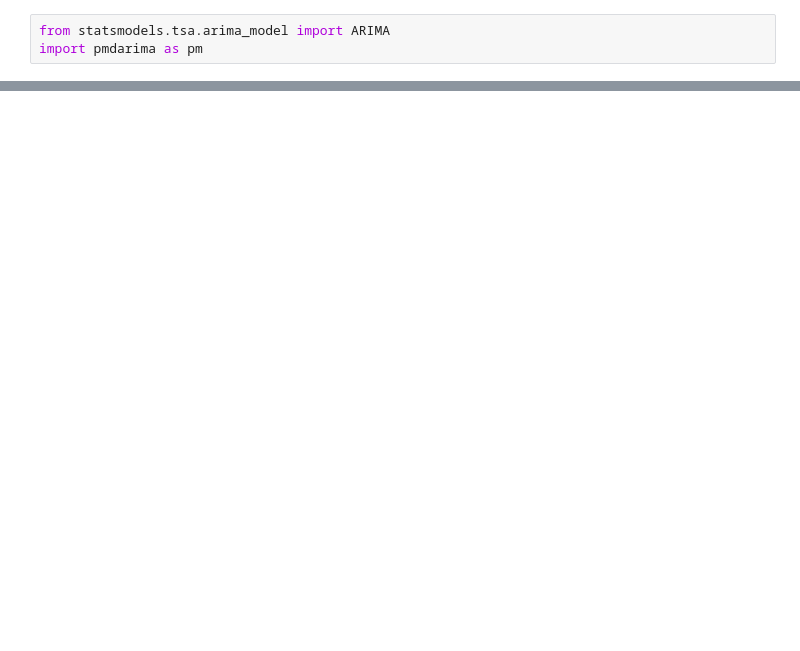
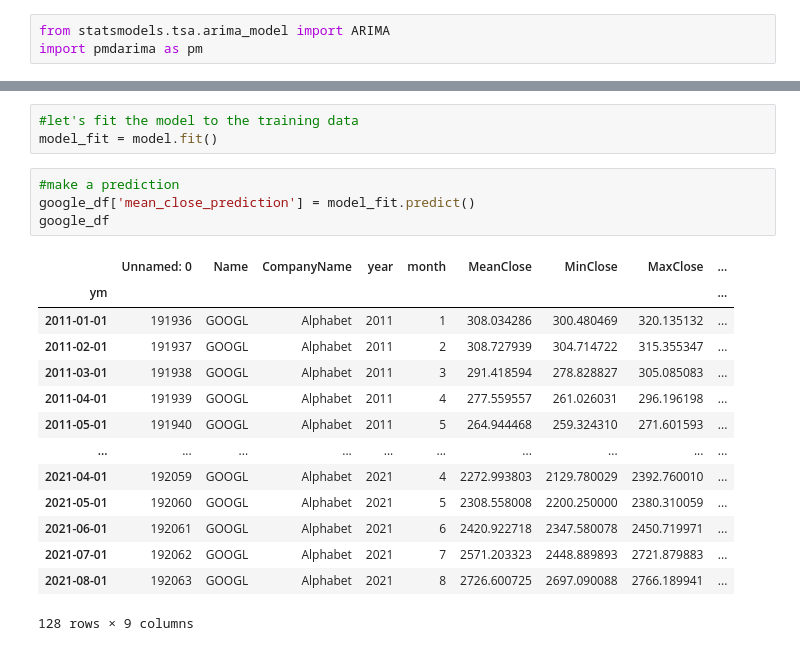
Before and after one commit to melfraas/ETL_Project, a Jupyter notebook: Clean_Working_Data.ipynb, the cells around one changed output, grey strips where cells are left out. Drawn from its saved outputs; the diff is of its cells as text; blank space fills up the shorter version.

```diff
--- a/Clean_Working_Data.ipynb
+++ b/Clean_Working_Data.ipynb
@@ -255,0 +236,22 @@ plt.show()
+# %%
+#let's fit the model to the training data
+model_fit = model.fit()
+# %%
+#make a prediction
+google_df['mean_close_prediction'] = model_fit.predict()
+google_df
+# %% [output]
+|  | Unnamed: 0 | Name | CompanyName | year | month | MeanClose | MinClose | MaxClose | ... |
+| ym |  |  |  |  |  |  |  |  | ... |
+| 2011-01-01 | 191936 | GOOGL | Alphabet | 2011 | 1 | 308.034286 | 300.480469 | 320.135132 | ... |
+| 2011-02-01 | 191937 | GOOGL | Alphabet | 2011 | 2 | 308.727939 | 304.714722 | 315.355347 | ... |
+| 2011-03-01 | 191938 | GOOGL | Alphabet | 2011 | 3 | 291.418594 | 278.828827 | 305.085083 | ... |
+| 2011-04-01 | 191939 | GOOGL | Alphabet | 2011 | 4 | 277.559557 | 261.026031 | 296.196198 | ... |
+| 2011-05-01 | 191940 | GOOGL | Alphabet | 2011 | 5 | 264.944468 | 259.324310 | 271.601593 | ... |
+| ... | ... | ... | ... | ... | ... | ... | ... | ... | ... |
+| 2021-04-01 | 192059 | GOOGL | Alphabet | 2021 | 4 | 2272.993803 | 2129.780029 | 2392.760010 | ... |
+| 2021-05-01 | 192060 | GOOGL | Alphabet | 2021 | 5 | 2308.558008 | 2200.250000 | 2380.310059 | ... |
+| 2021-06-01 | 192061 | GOOGL | Alphabet | 2021 | 6 | 2420.922718 | 2347.580078 | 2450.719971 | ... |
+| 2021-07-01 | 192062 | GOOGL | Alphabet | 2021 | 7 | 2571.203323 | 2448.889893 | 2721.879883 | ... |
+| 2021-08-01 | 192063 | GOOGL | Alphabet | 2021 | 8 | 2726.600725 | 2697.090088 | 2766.189941 | ... |
+128 rows × 9 columns
```
Also changed, not shown: parts of 15 cells of this notebook.
